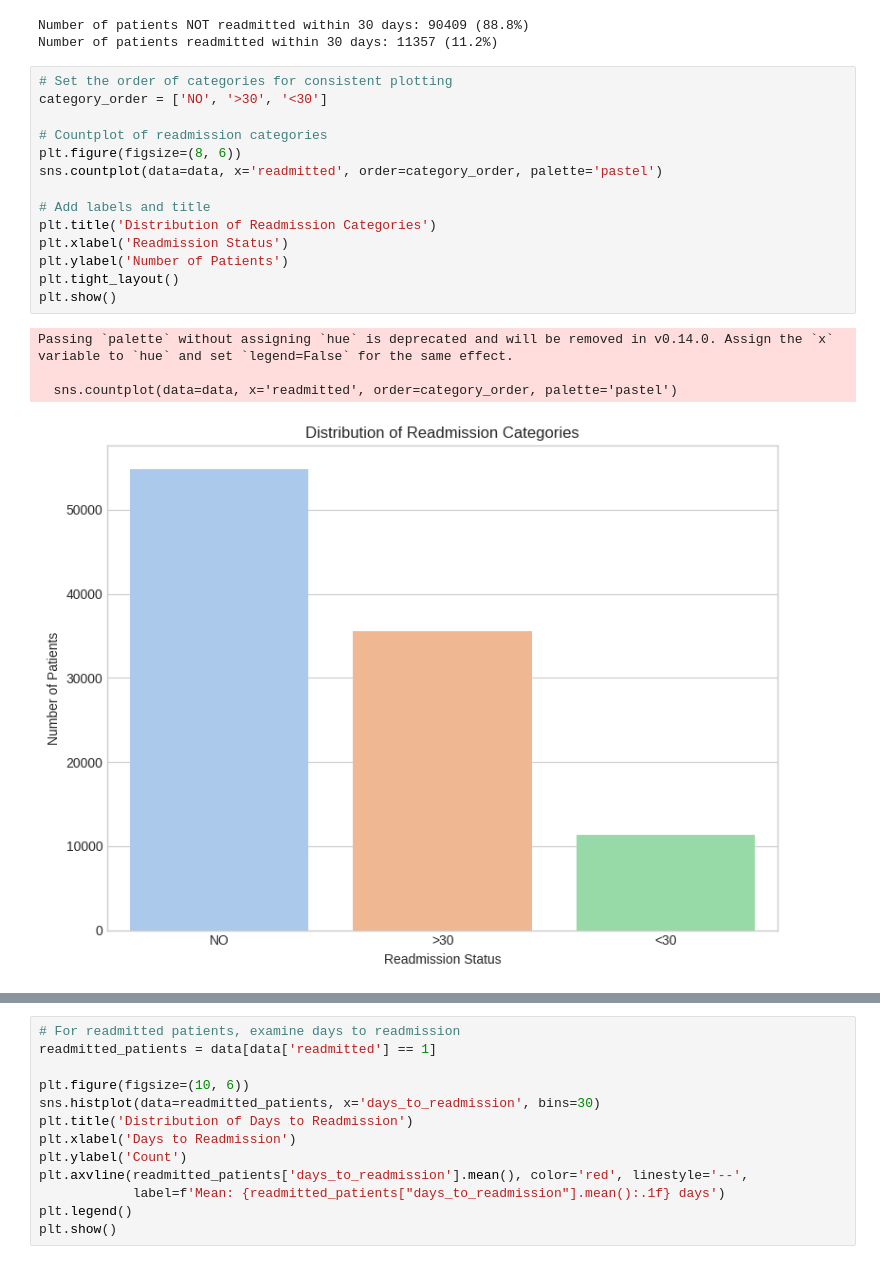
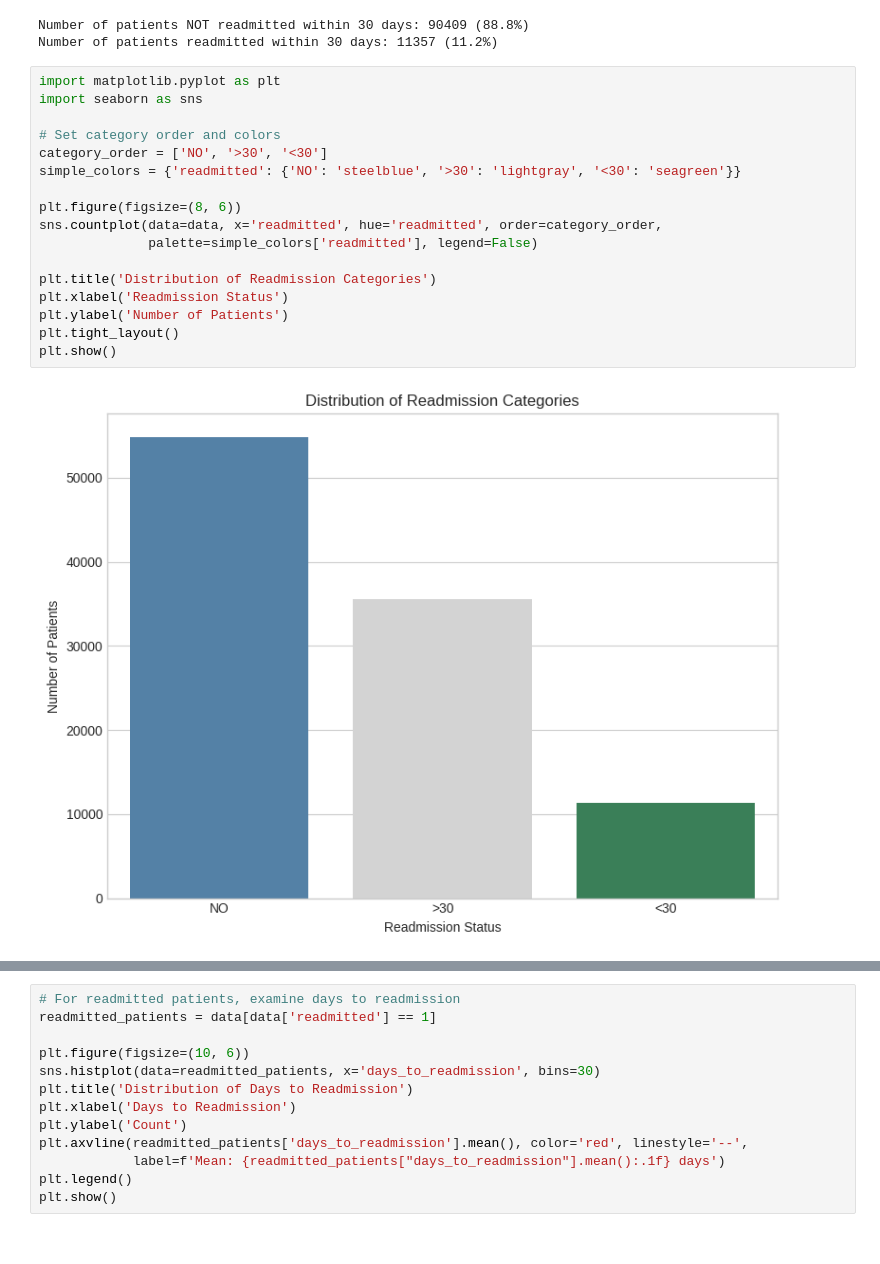
Before and after one commit to Shridhar7-8/Data-Visualization-Project, a Jupyter notebook: notebooks/01_data_exploration.ipynb, the cells around one changed output, grey strips where cells are left out. Cells and saved outputs as stored; diff of their text form.

```diff
--- a/notebooks/01_data_exploration.ipynb
+++ b/notebooks/01_data_exploration.ipynb
@@ -193,21 +193,21 @@ print(f"Number of patients readmitted within 30 days: {readmission_counts[1]} ({
 Number of patients NOT readmitted within 30 days: 90409 (88.8%)
 Number of patients readmitted within 30 days: 11357 (11.2%)
 # %%
-# Set the order of categories for consistent plotting
+import matplotlib.pyplot as plt
+import seaborn as sns
+
+# Set category order and colors
 category_order = ['NO', '>30', '<30']
+simple_colors = {'readmitted': {'NO': 'steelblue', '>30': 'lightgray', '<30': 'seagreen'}}
 
-# Countplot of readmission categories
 plt.figure(figsize=(8, 6))
-sns.countplot(data=data, x='readmitted', order=category_order, palette='pastel')
+sns.countplot(data=data, x='readmitted', hue='readmitted', order=category_order,
+              palette=simple_colors['readmitted'], legend=False)
 
-# Add labels and title
 plt.title('Distribution of Readmission Categories')
 plt.xlabel('Readmission Status')
 plt.ylabel('Number of Patients')
 plt.tight_layout()
 plt.show()
 # %% [output]
-Passing `palette` without assigning `hue` is deprecated and will be removed in v0.14.0. Assign the `x` variable to `hue` and set `legend=False` for the same effect.
-
-  sns.countplot(data=data, x='readmitted', order=category_order, palette='pastel')
-[figure, old version]
+[figure, new version]
```
Also changed, not shown: parts of 14 cells of this notebook.
